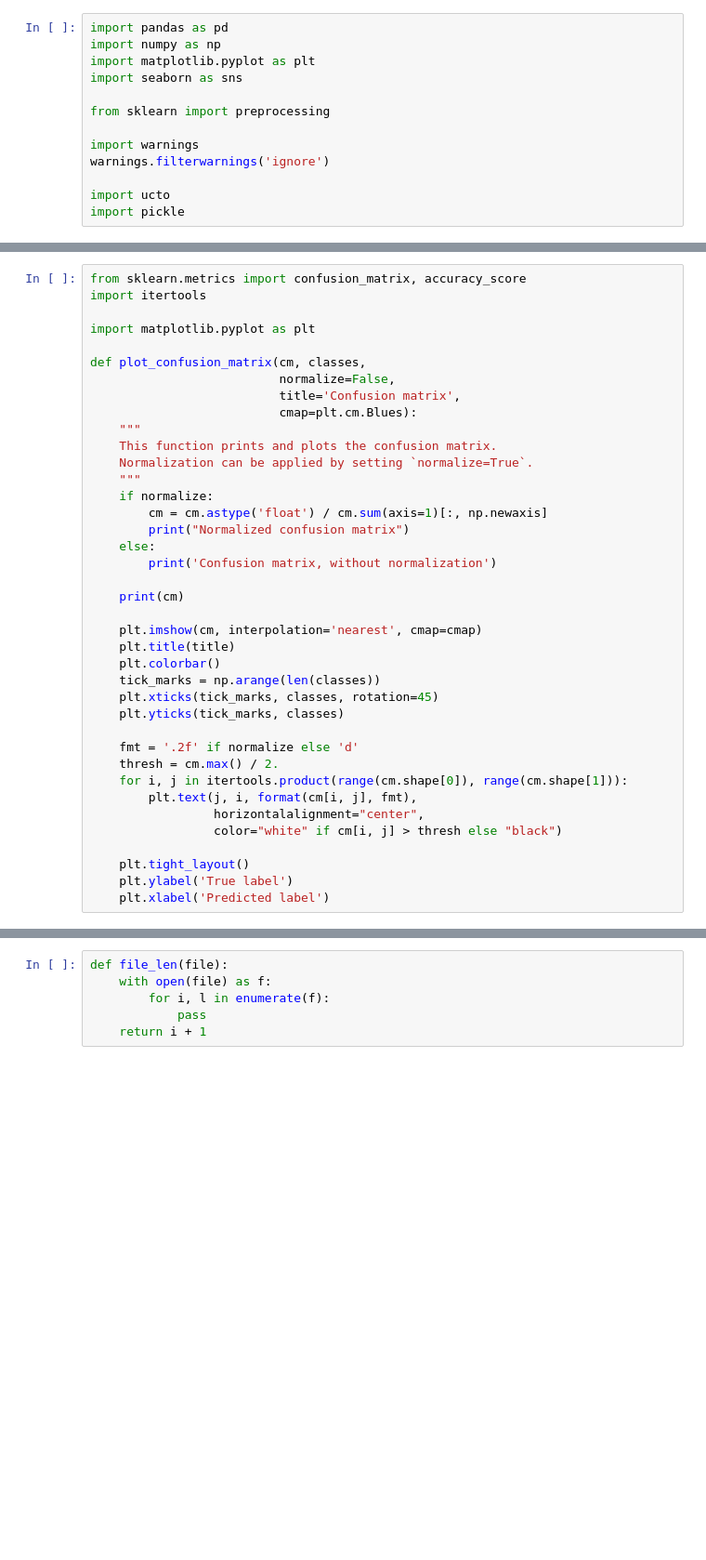
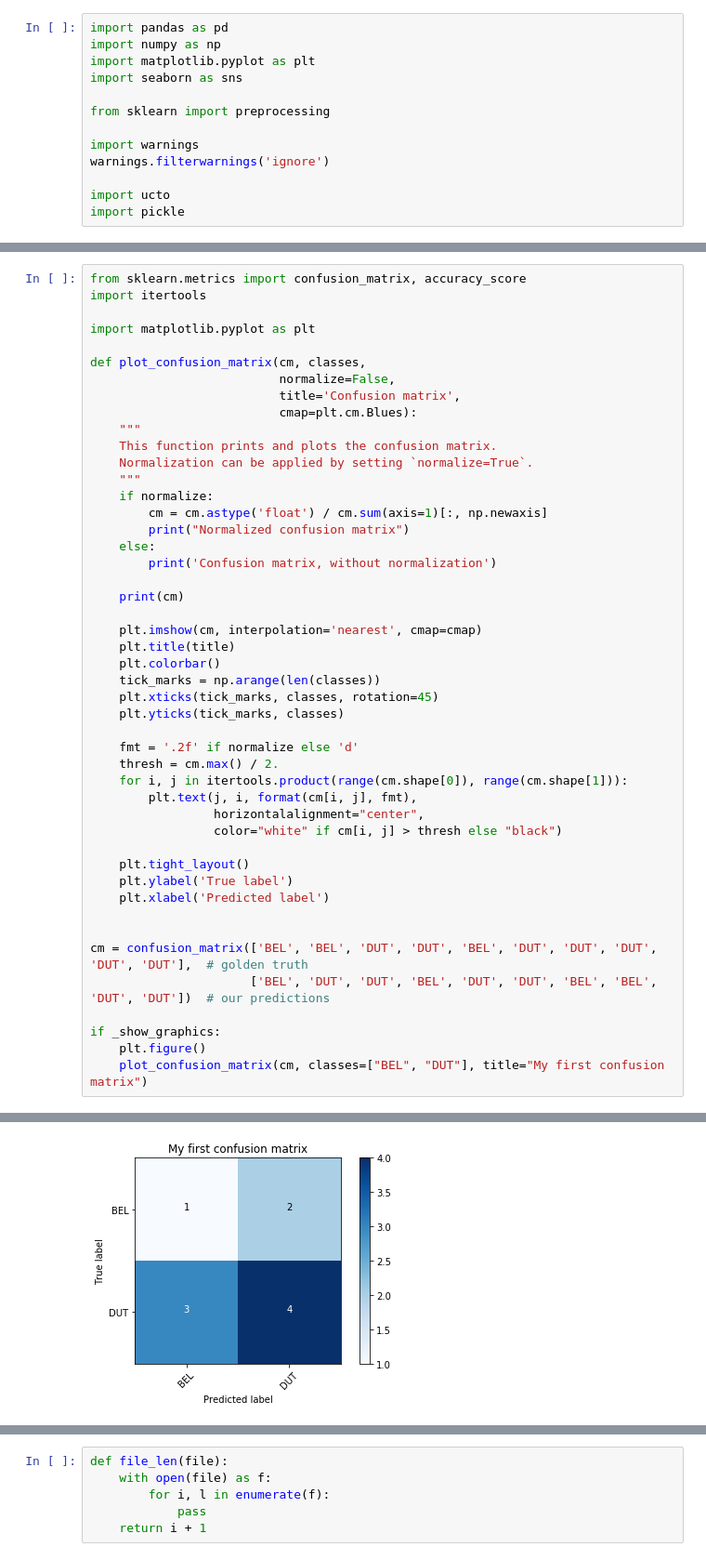
Before and after one commit to naiaden/lama-dsl, a Jupyter notebook: Untitled.ipynb, the cells around one changed output, grey strips where cells are left out. Shown at 93% size. Cells and saved outputs as stored; diff of their text form; blank space fills up the shorter version.

```diff
--- a/Untitled.ipynb
+++ b/Untitled.ipynb
@@ -56,3 +99,12 @@ def plot_confusion_matrix(cm, classes,
     plt.tight_layout()
     plt.ylabel('True label')
     plt.xlabel('Predicted label')
+
+
+cm = confusion_matrix(['BEL', 'BEL', 'DUT', 'DUT', 'BEL', 'DUT', 'DUT', 'DUT', 'DUT', 'DUT'],  # golden truth
+                      ['BEL', 'DUT', 'DUT', 'BEL', 'DUT', 'DUT', 'BEL', 'BEL', 'DUT', 'DUT'])  # our predictions
+
+if _show_graphics:
+    plt.figure()
+    plot_confusion_matrix(cm, classes=["BEL", "DUT"], title="My first confusion matrix")
+# %% [output]
@@ -58,0 +114 @@ def plot_confusion_matrix(cm, classes,
+[figure, added]
```
Also changed, not shown: parts of 43 cells of this notebook.
